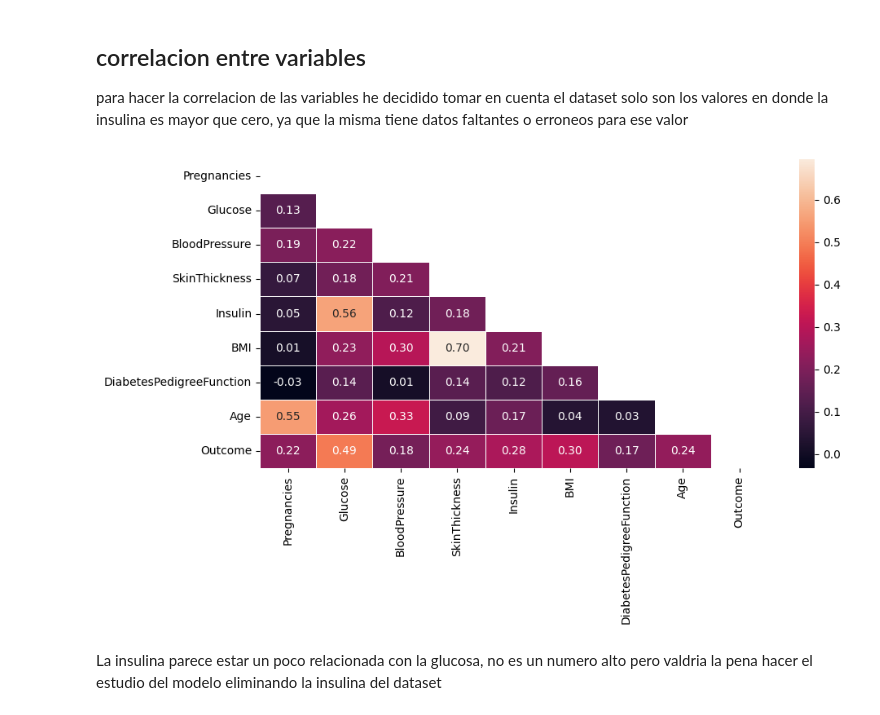
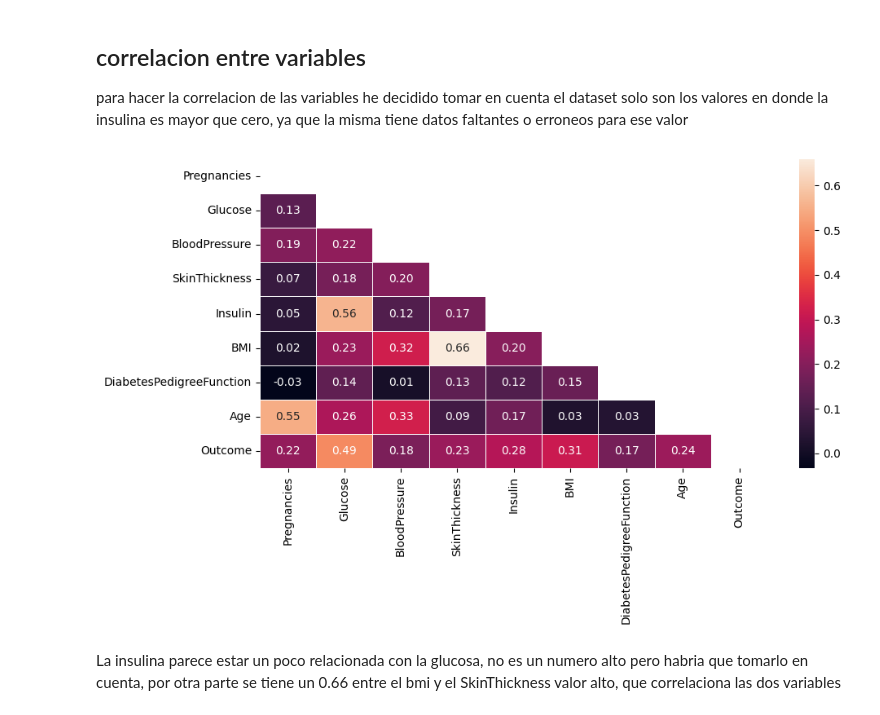
Before and after one commit to Betaniammc/streamlit, a Jupyter notebook: src/04-eda-diabetes.ipynb, the cells around one changed output. Cells and saved outputs as stored; diff of their text form; code cells hidden in the pictures.

```diff
--- a/src/04-eda-diabetes.ipynb
+++ b/src/04-eda-diabetes.ipynb
@@ -517,16 +515,15 @@ plt.show()
 
 para hacer la correlacion de las variables he decidido tomar en cuenta el dataset solo son los valores en donde la insulina es mayor que cero, ya que la misma tiene datos faltantes o erroneos para  ese valor
 # %%
-df_insulin_without_cero = df[df["Insulin"]>0]
-corr = df_insulin_without_cero[["Pregnancies", "Glucose",	"BloodPressure",	"SkinThickness",	"Insulin",	"BMI",	"DiabetesPedigreeFunction",	"Age",	"Outcome"]].corr()
+corr = df[["Pregnancies", "Glucose",	"BloodPressure",	"SkinThickness",	"Insulin",	"BMI",	"DiabetesPedigreeFunction",	"Age",	"Outcome"]].corr()
 mask = np.triu(np.ones_like(corr, dtype=bool))
 
 fig, axis = plt.subplots(figsize=(10, 6))
 sns.heatmap(corr, mask=mask, annot=True, linewidths=0.5, fmt=".2f")
 
 plt.tight_layout()
 plt.show()
 # %% [output]
-[figure, old version]
+[figure, new version]
 # %% [markdown]
-La insulina parece estar  un poco relacionada con la glucosa, no es un numero alto pero valdria  la pena hacer el estudio del modelo eliminando la insulina del dataset
+La insulina parece estar  un poco relacionada con la glucosa, no es un numero alto pero habria que tomarlo en cuenta, por otra parte se tiene un 0.66 entre el bmi y el SkinThickness valor  alto, que correlaciona las dos variables
```
Also changed, not shown: parts of 19 cells of this notebook, 4 other files.
